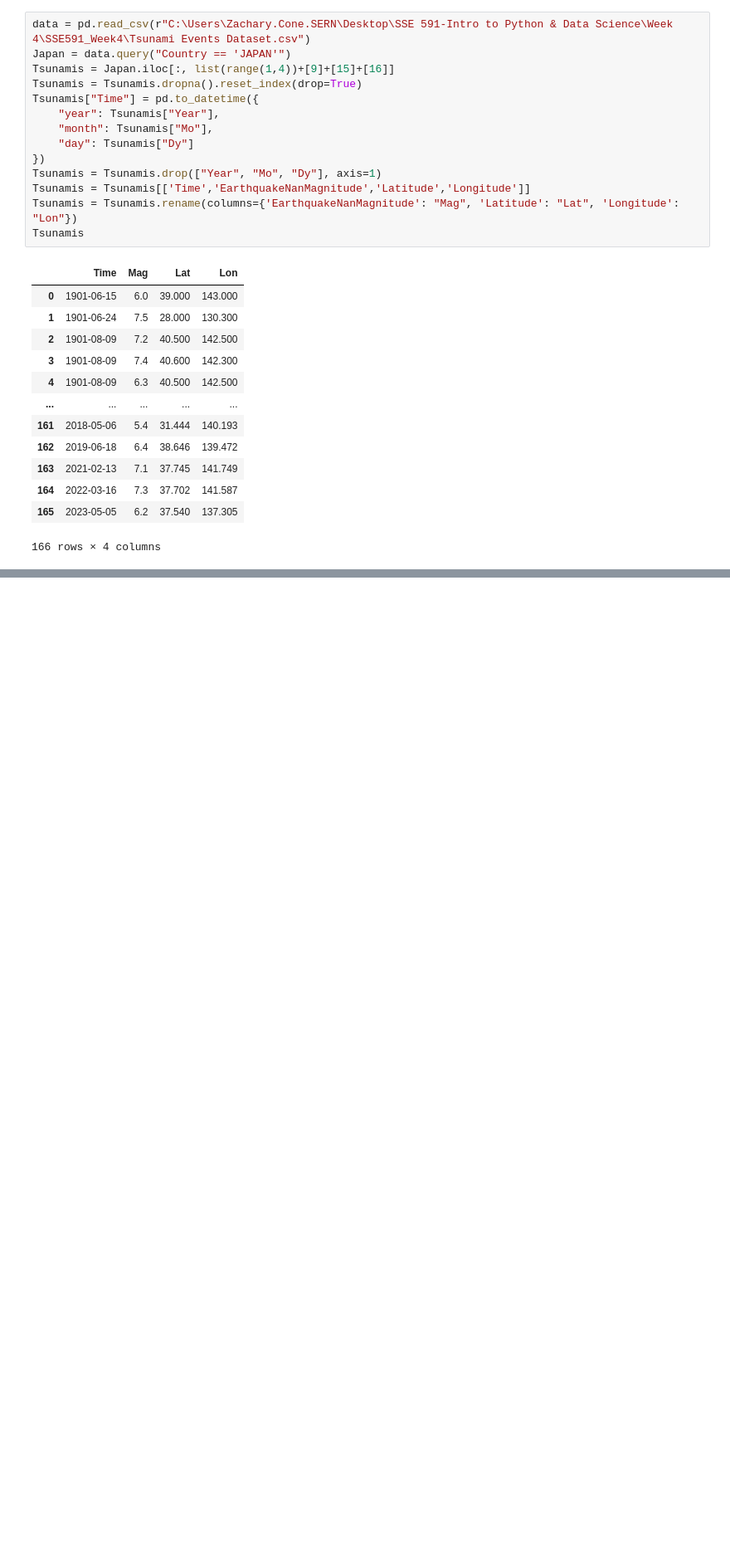
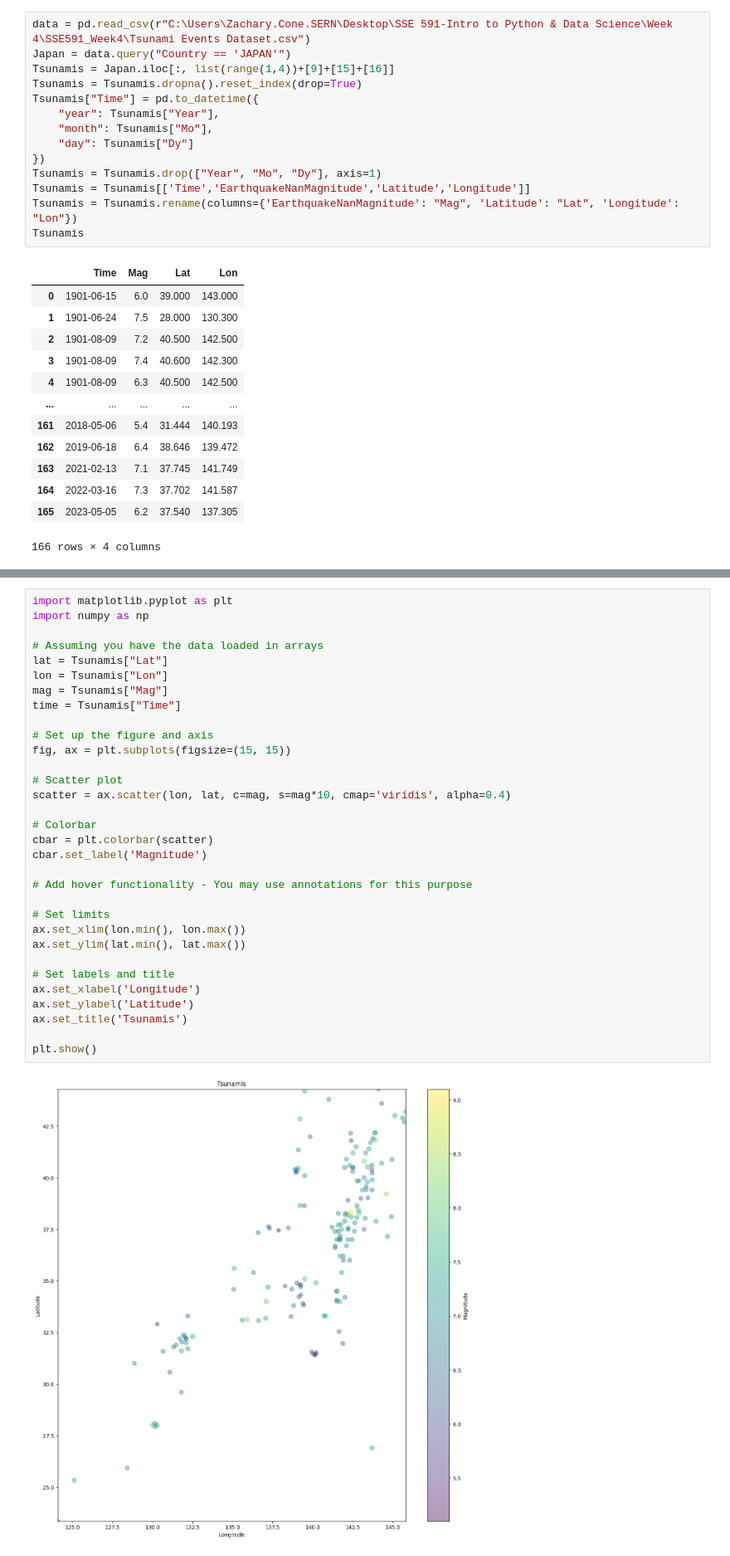
Before and after one commit to ZacharyCone7/SSE591_Week4, a Jupyter notebook: Japan Project.ipynb, the cells around one changed output, grey strips where cells are left out. Shown: that part at 83% size. Drawn from its saved outputs; the diff is of its cells as text; blank space fills up the shorter version.

```diff
--- a/Japan Project.ipynb
+++ b/Japan Project.ipynb
@@ -52,0 +92,34 @@ fig.update_layout(margin={"r": 0, "t": 0, "l": 0, "b": 0})
+# %%
+import matplotlib.pyplot as plt
+import numpy as np
+
+# Assuming you have the data loaded in arrays
+lat = Tsunamis["Lat"]
+lon = Tsunamis["Lon"]
+mag = Tsunamis["Mag"]
+time = Tsunamis["Time"]
+
+# Set up the figure and axis
+fig, ax = plt.subplots(figsize=(15, 15))
+
+# Scatter plot
+scatter = ax.scatter(lon, lat, c=mag, s=mag*10, cmap='viridis', alpha=0.4)
+
+# Colorbar
+cbar = plt.colorbar(scatter)
+cbar.set_label('Magnitude')
+
+# Add hover functionality - You may use annotations for this purpose
+
+# Set limits
+ax.set_xlim(lon.min(), lon.max())
+ax.set_ylim(lat.min(), lat.max())
+
+# Set labels and title
+ax.set_xlabel('Longitude')
+ax.set_ylabel('Latitude')
+ax.set_title('Tsunamis')
+
+plt.show()
+# %% [output]
+[figure, added]
```
Also changed, not shown: parts of 2 cells of this notebook, 1 other file.
